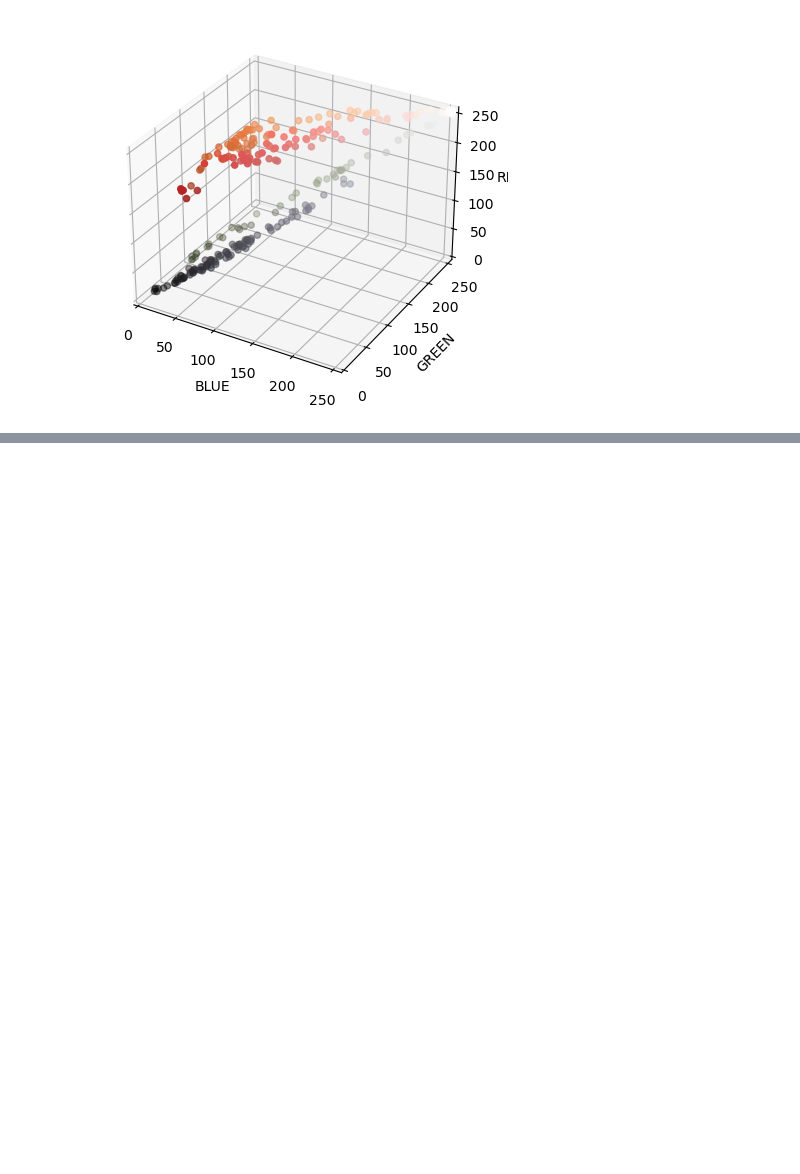
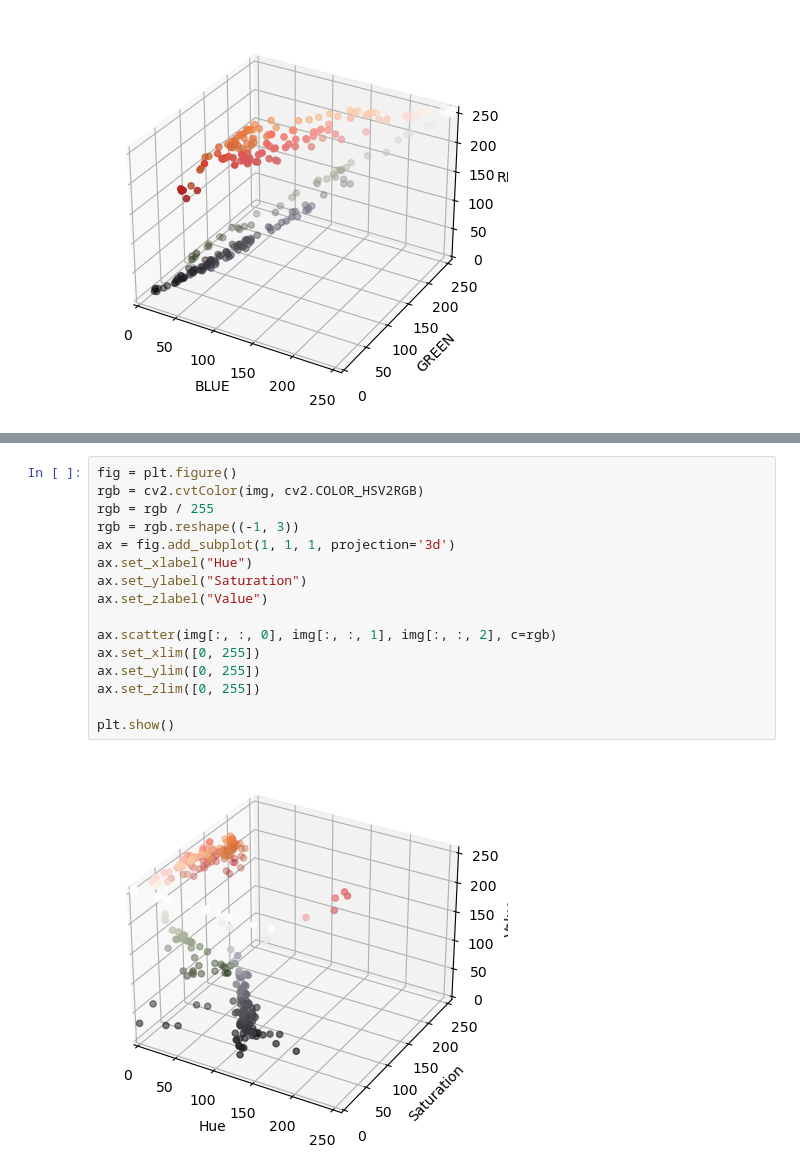
Before and after one commit to RedPanda1618/digitalImage-ch10, a Jupyter notebook: rgb_clustering.ipynb, the cells around one changed output, grey strips where cells are left out. Drawn from its saved outputs; the diff is of its cells as text; blank space fills up the shorter version.

```diff
--- a/rgb_clustering.ipynb
+++ b/rgb_clustering.ipynb
@@ -32,0 +90,18 @@ plt.show()
+# %%
+fig = plt.figure()
+rgb = cv2.cvtColor(img, cv2.COLOR_HSV2RGB)
+rgb = rgb / 255
+rgb = rgb.reshape((-1, 3))
+ax = fig.add_subplot(1, 1, 1, projection='3d')
+ax.set_xlabel("Hue")
+ax.set_ylabel("Saturation")
+ax.set_zlabel("Value")
+
+ax.scatter(img[:, :, 0], img[:, :, 1], img[:, :, 2], c=rgb)
+ax.set_xlim([0, 255])
+ax.set_ylim([0, 255])
+ax.set_zlim([0, 255])
+
+plt.show()
+# %% [output]
+[figure, added]
```
Also changed, not shown: parts of 11 cells of this notebook.
